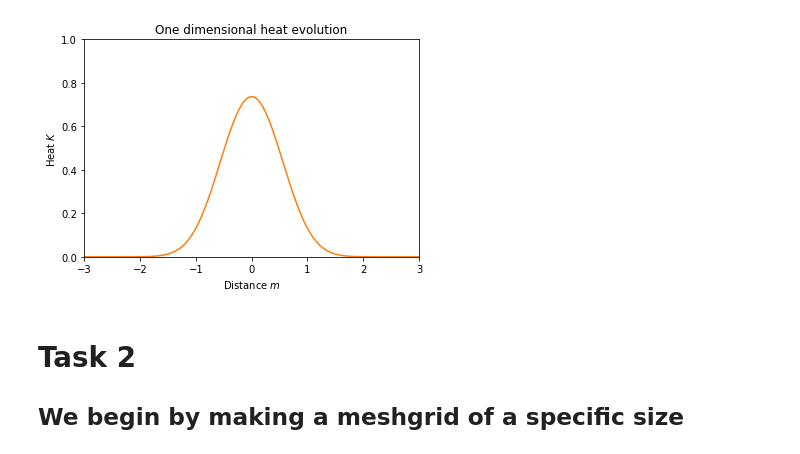
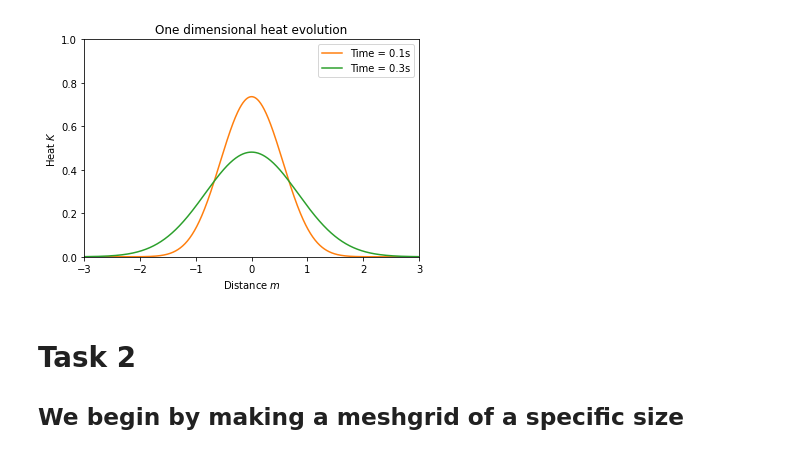
Before and after one commit to thesombady/HeatConduction, a Jupyter notebook: HeatConduction/Task2.ipynb, the cells around one changed output. Cells and saved outputs as stored; diff of their text form; code cells hidden in the pictures.

```diff
--- a/HeatConduction/Task2.ipynb
+++ b/HeatConduction/Task2.ipynb
@@ -23,35 +23,37 @@ line, = ax.plot([], [], lw=1)
 def init():
     line.set_data([], [])
     return line,
 def animate(i):
     i = i*0.01
     if i != 0:
         y = Heat(x, i)
         line.set_data(x, y)
         line.set_label(f"t = {round(i,3)}")
         plt.legend(bbox_to_anchor=(1, 0.5))
     else:
         pass
     return line,
 """"
 anim = FuncAnimation(fig, animate, init_func=init,
                                frames=50, blit=False)
 ax.grid()
 plt.xlabel(r"$x-axis$")
 plt.ylabel(r"$u(x,t)$")
 
 anim.save('Task1.gif', fps=10, extra_args=['-vcodec', 'libx264'],
          writer = 'pillow')
 
 plt.show()
 """
-plt.plot(x, Heat(x, 0.1))
+plt.plot(x, Heat(x, 0.1), label = "Time = 0.1s")
+plt.plot(x, Heat(x,0.3), label = "Time = 0.3s")
 plt.ylabel(r"Heat $K$")
 plt.xlabel(r"Distance $m$")
+plt.legend()
 plt.savefig("Task1.png")
 plt.show()
 # %% [output]
-[figure, old version]
+[figure, new version]
 # %% [markdown]
 # Task 2
 ## We begin by making a meshgrid of a specific size
```
Also changed, not shown: parts of 4 cells of this notebook, 5 other files.
